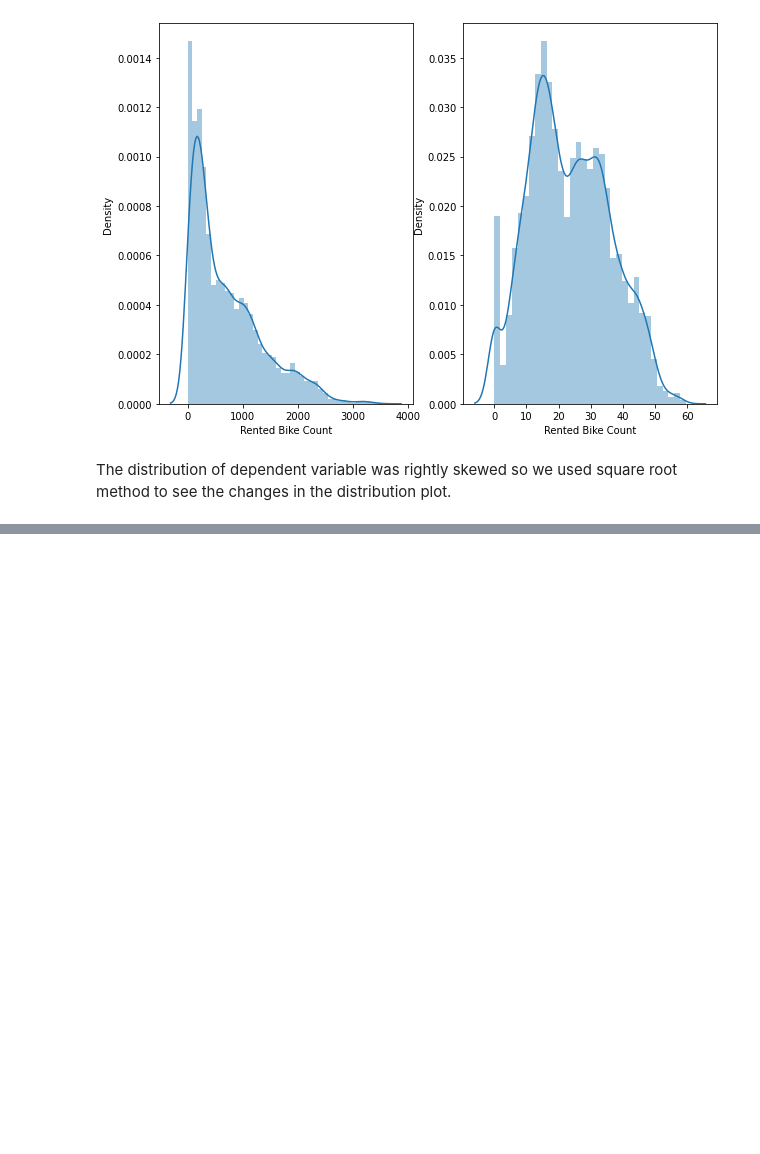
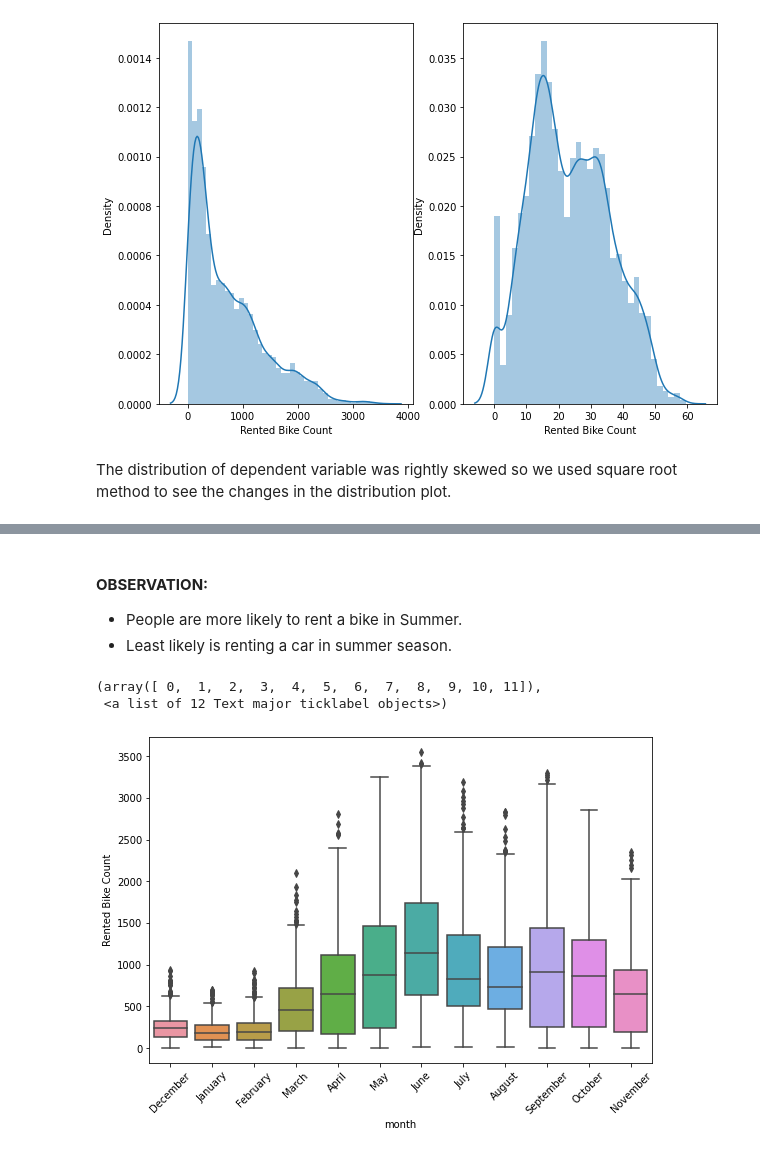
Before and after one commit to PriyankaSejwal/Bike-Sharing-Demand-Prediction, a Jupyter notebook: PriyankaRimo_Bike_Sharing_Demand_Prediction_Capstone_Project.ipynb, the cells around one changed output, grey strips where cells are left out. Saved outputs shown, nothing was run; the diff lists cells and outputs as text; code cells hidden in the pictures; blank space fills up the shorter version.

```diff
--- a/PriyankaRimo_Bike_Sharing_Demand_Prediction_Capstone_Project.ipynb
+++ b/PriyankaRimo_Bike_Sharing_Demand_Prediction_Capstone_Project.ipynb
@@ -291,0 +318,13 @@ plt.tight_layout()
+# %% [markdown]
+#### <b> OBSERVATION:
+* People are more likely to rent a bike in Summer.
+* Least likely is renting a car in summer season.
+# %%
+# Demand of bikes in different months
+plt.figure(figsize=(9,6))
+sns.boxplot(x=df['month'], y=df['Rented Bike Count'])
+plt.xticks(rotation=45)
+# %% [output]
+(array([ 0,  1,  2,  3,  4,  5,  6,  7,  8,  9, 10, 11]),
+ <a list of 12 Text major ticklabel objects>)
+[figure, added]
```
Also changed, not shown: parts of 93 cells of this notebook.
